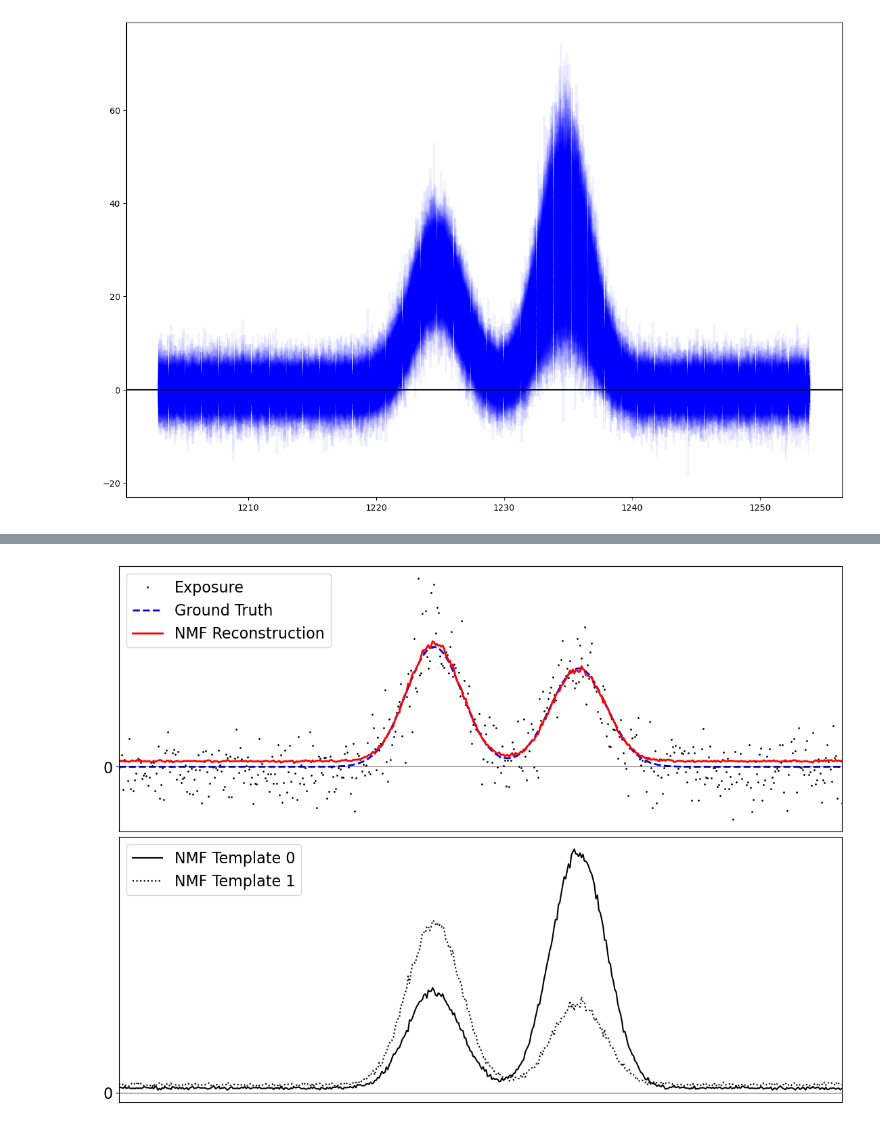
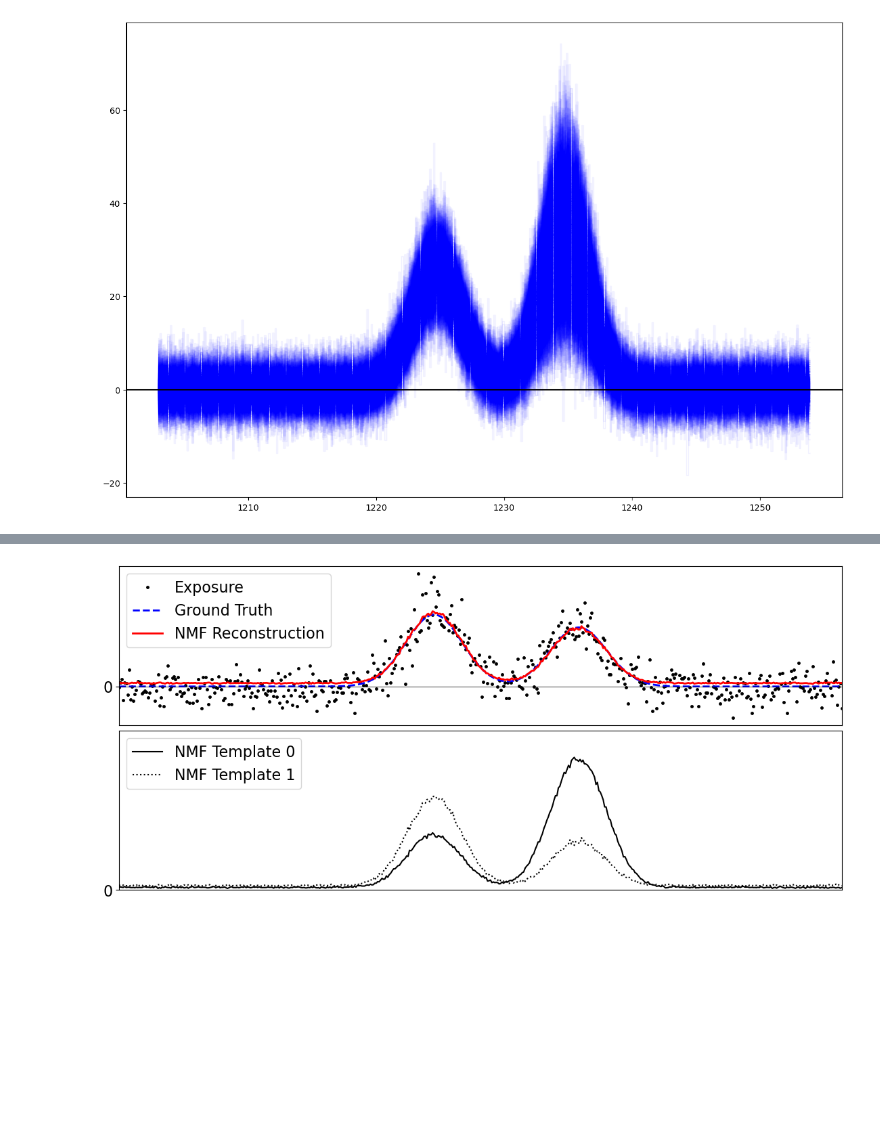
Before and after one commit to dylanagreen/nearly_nmf, a Jupyter notebook: paper/01-toy.ipynb, the cells around one changed output, grey strips where cells are left out. Drawn from its saved outputs; the diff is of its cells as text; code cells hidden in the pictures; blank space fills up the shorter version.

Commit message:
Updates to most plot notebooks.

```diff
--- a/paper/01-toy.ipynb
+++ b/paper/01-toy.ipynb
@@ -171,31 +164,31 @@ plt.plot(chi_shift)
 # %%
 plt.rcParams.update({'font.size': 16})
 recon = W_reg @ H_reg
 idx = 120
 
-fig, ax = plt.subplots(2, 1, figsize=(11, 8), layout="constrained")
+fig, ax = plt.subplots(2, 1, figsize=(11, 5), layout="constrained")
 
-ax[0].plot(X[:, idx], ".", c="k", ms=2, label="Exposure")
+ax[0].plot(X[:, idx], ".", c="k", ms=5, label="Exposure")
 ax[0].plot(data[idx], label="Ground Truth", c="b", ls="dashed", lw=2)
 ax[0].plot(recon[:, idx], label="NMF Reconstruction", c="r", lw=2)
 # ax[0].set(title="Exposure")
 
 styles = ["solid", "dotted"]
 for i in range(W_reg.shape[-1]):
     ax[1].plot(W_reg[:, i] / np.max(W_reg), ls=styles[i], c="k", label=f"NMF Template {i}")
-
+ax[1].set(ylim=(0, 1.2))
 
 xlim = (0, X.shape[-1])
 for i in range(len(ax)):
     ax[i].get_xaxis().set_visible(False)
     # ax[i].get_yaxis().set_visible(False)
     ax[i].axhline(y=0, c="k", lw=0.5)
     ax[i].set(yticks=[0], yticklabels=[0],xlim=xlim)
     ax[i].legend(loc="upper left")
 
 plt.savefig("plots/spectra_plus_templates.pdf", bbox_inches="tight", dpi=256)
 # %% [output]
-[figure, old version]
+[figure, new version]
 # %%
 recon = W_reg @ H_reg
 recon_nearly = W_nearly @ H_nearly
```
Also changed, not shown: parts of 4 cells of this notebook, 6 other files.
